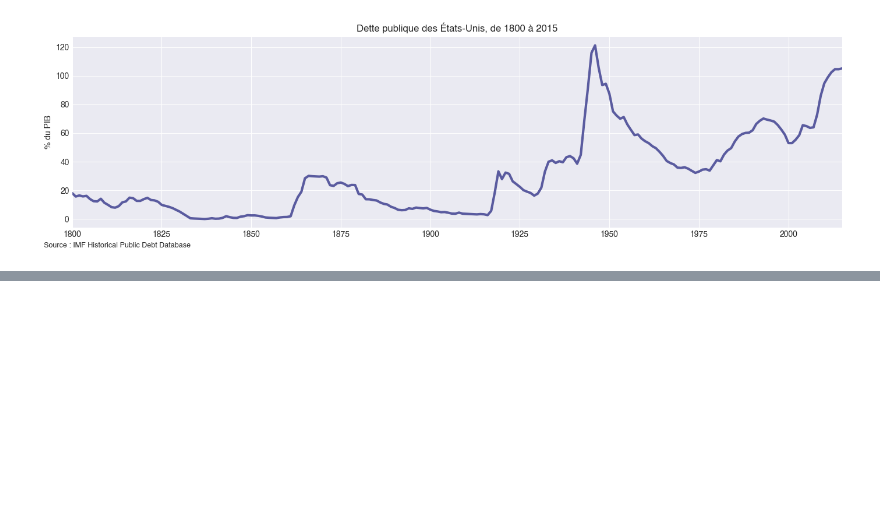
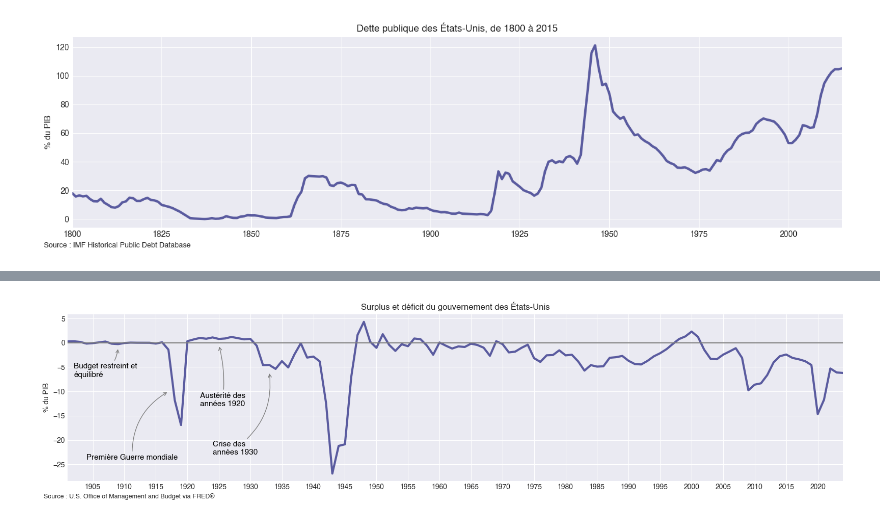
Before and after one commit to miche-quiche/OikopediaCharts, a Jupyter notebook: TreasuryMarketFofData.ipynb, the cells around one changed output, grey strips where cells are left out. Drawn from its saved outputs; the diff is of its cells as text; code cells hidden in the pictures; blank space fills up the shorter version.

```diff
--- a/TreasuryMarketFofData.ipynb
+++ b/TreasuryMarketFofData.ipynb
@@ -317,0 +347,89 @@ df.head()
+# %%
+
+df = pd.read_csv("Data/FYFSD.csv")
+df["observation_date"] = pd.to_datetime(df["observation_date"])
+df = df.sort_values("observation_date")  # tri par date
+s = df.set_index(pd.to_datetime(df["observation_date"]).dt.year)["FYFSD"]
+s.index.name = None
+s = 100*s/nominal_gdp
+
+# création du graphique
+fig, ax = plt.subplots(figsize=(16, 4))
+s.plot(ax=ax, linewidth=3)
+ax.set_title("Surplus et déficit du gouvernement des États-Unis")
+ax.set_ylabel("% du PIB")
+ax.set_xmargin(0)
+ax.xaxis.set_major_locator(MaxNLocator(nbins=28))
+
+ax.annotate(
+    "Budget restreint et \néquilibré",
+    xy=(1909, -1),
+    xytext=(1902, -7),
+    arrowprops=dict(
+        arrowstyle="->",  # style de flèche
+        connectionstyle="arc3,rad=0.2",
+        color="gray"
+    ),
+    fontsize=11,
+    color="black"
+)
+
+ax.annotate(
+    "Première Guerre mondiale",
+    xy=(1917, -10),
+    xytext=(1904, -24),
+    arrowprops=dict(
+        arrowstyle="->",  # style de flèche
+        connectionstyle="arc3,rad=-0.3",
+        color="gray"
+    ),
+    fontsize=11,
+    color="black"
+)
+
+ax.annotate(
+    "Austérité des\nannées 1920",
+    xy=(1925, -0.5),
+    xytext=(1922, -13),
+    arrowprops=dict(
+        arrowstyle="->",  # style de flèche
+        connectionstyle="arc3,rad=0.1",
+        color="gray"
+    ),
+    fontsize=11,
+    color="black"
+)
+
+ax.annotate(
+    "Crise des\nannées 1930",
+    xy=(1933, -6),
+    xytext=(1924, -23),
+    arrowprops=dict(
+        arrowstyle="->",  # style de flèche
+        connectionstyle="arc3,rad=0.3",
+        color="gray"
+    ),
+    fontsize=11,
+    color="black"
+)
+
+ax.annotate(
+    "Crise des\nannées 1930",
+    xy=(1933, -6),
+    xytext=(1924, -23),
+    arrowprops=dict(
+        arrowstyle="->",  # style de flèche
+        connectionstyle="arc3,rad=0.3",
+        color="gray"
+    ),
+    fontsize=11,
+    color="black"
+)
+
+fig.text(0.01, -0.0, "Source : U.S. Office of Management and Budget via FRED®", ha="left", fontsize=9)
+plt.axhline(0, color='gray')
+
+plt.tight_layout()
+plt.show()
+# %% [output]
+[figure, added]
```
Also changed, not shown: parts of 8 cells of this notebook, 2 other files.
